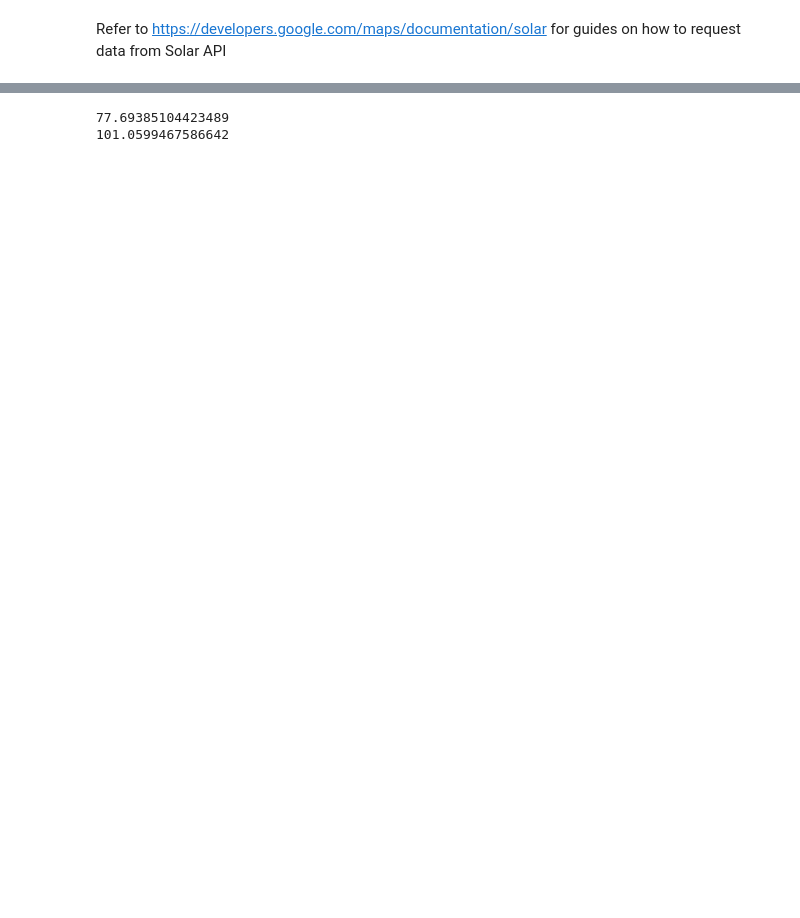
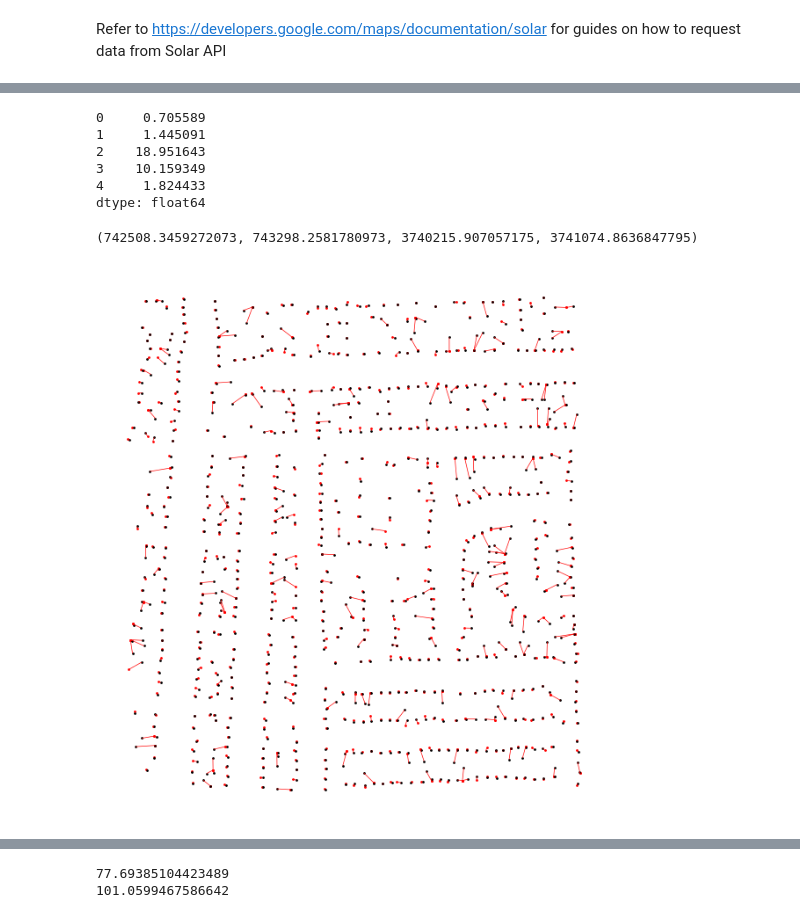
Before and after one commit to SustainableUrbanSystemsLab/CP-Assessing-Solar-Potential-of-Buildings-Using-LiDAR-and-Footprint-Data, a Jupyter notebook: Code/Notebooks/Compare with Solar API.ipynb, the cells around one changed output, grey strips where cells are left out. Cells and saved outputs as stored; diff of their text form; code cells hidden in the pictures; blank space fills up the shorter version.

```diff
--- a/Code/Notebooks/Compare with Solar API.ipynb
+++ b/Code/Notebooks/Compare with Solar API.ipynb
@@ -618,0 +179,10 @@ plt.show()
+# %%
+import pandas as pd
+import numpy as np
+
+GH_results_df = pd.read_csv('data/OSM_footprints_GH_PV_potential_results.csv').fillna(0)
+GH_results_df = GH_results_df.fillna(0)
+GH_results_df['maxArrayAreaMeters2'] = 1.879 * 1.045 * GH_results_df['maxArrayPanelsCount']
+GH_results_df['corr_factor'] = GH_results_df['footprinAreaMeters2'] / GH_results_df['groundAreaMeters2']
+GH_results_df['corr_factor'][GH_results_df['corr_factor'] == np.inf] = 0
+GH_results_df.head()
@@ -618,0 +210,45 @@ plt.show()
+# %%
+import geopandas as gpd
+
+# Calculate the distances to Solar API centroids
+points = []
+for i in range(GH_results_df.shape[0]):
+    points.append(Point(transformer.transform(GH_results_df['longitude'].iloc[i], GH_results_df['latitude'].iloc[i])))
+
+GH_results_df['points'] = points
+
+distances = gpd.GeoDataFrame(geometry=GH_results_df.points, crs='EPSG:26916').distance(gpd.GeoDataFrame(geometry=Solar_API_results_df.points, crs='EPSG:26916'))
+distances.head()
+# %% [output]
+0     0.705589
+1     1.445091
+2    18.951643
+3    10.159349
+4     1.824433
+dtype: float64
+# %%
+import geopandas as gpd
+from shapely.geometry import LineString
+import matplotlib.pyplot as plt
+
+new_pts = gpd.GeoDataFrame(geometry=GH_results_df.points, crs='EPSG:26916')
+new_pts_ = gpd.GeoDataFrame(geometry=Solar_API_results_df.points, crs='EPSG:26916')
+
+geom = []
+for p1,p2 in zip(new_pts.geometry.values, new_pts_.geometry.values):
+    geom.append(LineString([p1,p2]))
+result= gpd.GeoDataFrame({'geometry':geom})
+
+my_dpi = 100
+
+fig = plt.figure(figsize=(800/my_dpi, 800/my_dpi), dpi=my_dpi)
+ax = fig.add_subplot(111)
+
+new_pts_.plot(ax=ax, markersize=1, color='red')
+new_pts.plot(ax=ax, markersize=1, color='black')
+result.plot(ax=ax, linewidth=0.5, color='red')
+
+plt.axis('off')
+# %% [output]
+(742508.3459272073, 743298.2581780973, 3740215.907057175, 3741074.8636847795)
+[figure, added]
```
Also changed, not shown: parts of 49 cells of this notebook, 7 other files.
